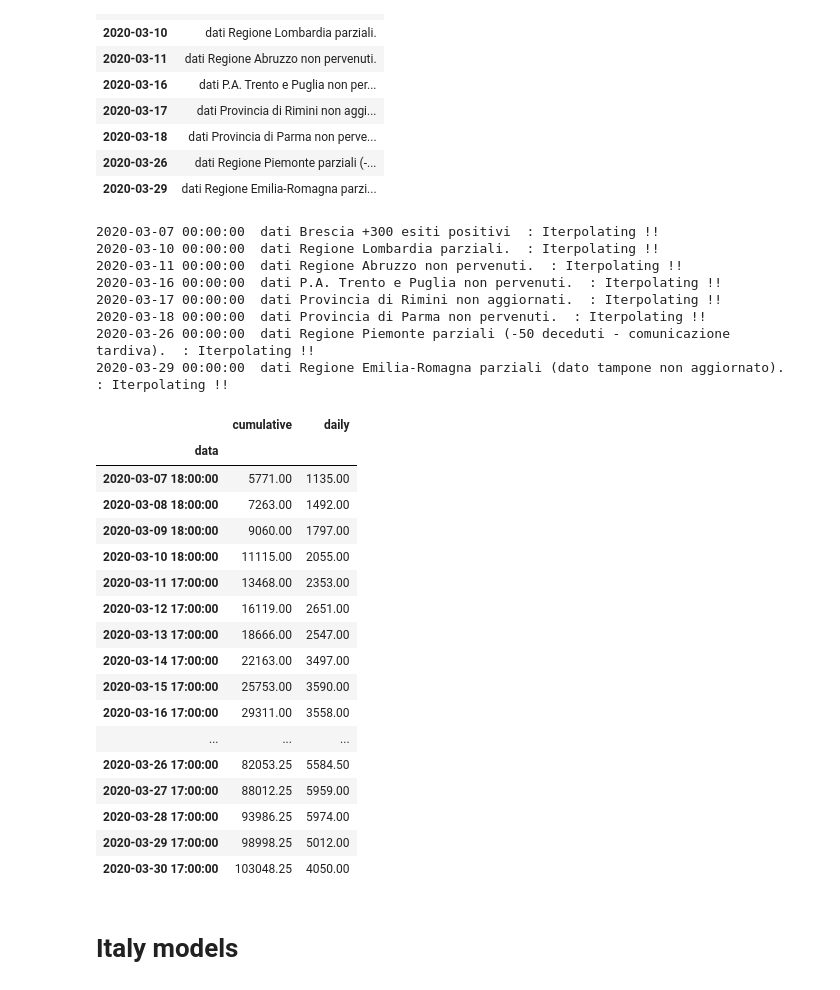
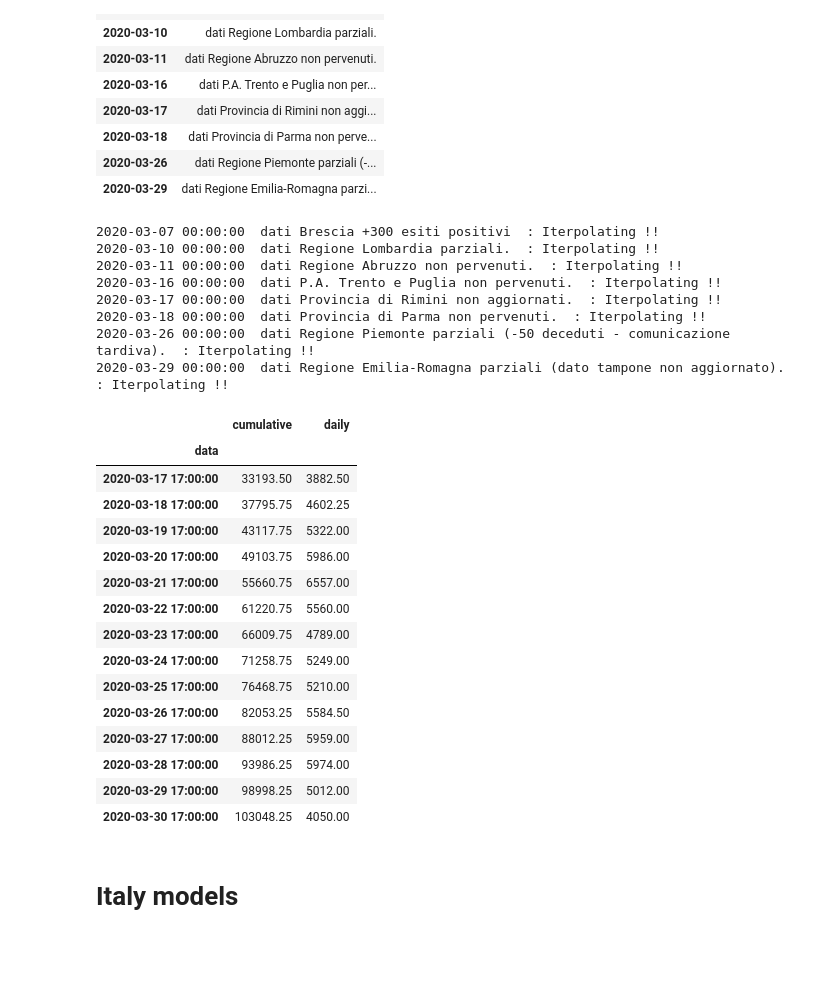
Before and after one commit to kidpixo/COVID19-dashboard, a Jupyter notebook: Logistic regression COVID-19 - Italy dataset.ipynb, the cells around one changed output. Cells and saved outputs as stored; diff of their text form; code cells hidden in the pictures; blank space fills up the shorter version.

```diff
--- a/Logistic regression COVID-19 - Italy dataset.ipynb
+++ b/Logistic regression COVID-19 - Italy dataset.ipynb
@@ -123,45 +123,43 @@ confirmed.index = conf_df['data'].apply(lambda x : datetime.strptime(x, FMT))
 
 ## delete and interpolate days with warnings because data are not complete
 for x in warnings_df.index:
     print(x,warnings_df.loc[x].values[0],' : Iterpolating !!')
 
     confirmed.loc[x.strftime('%Y-%m-%d')] = np.nan
     confirmed['daily'] = confirmed['daily'].interpolate()
 
 # re calculate the cumulative data with the new daily rate
 first_warn = warnings_df.index[0].strftime('%Y-%m-%d')
 day_before_first_warn = (warnings_df.index[0]-pd.Timedelta('1 days')).strftime('%Y-%m-%d')
 
 confirmed.loc[first_warn:,'cumulative'] = confirmed.loc[first_warn:,'daily'].cumsum()+\
                                             confirmed.loc[day_before_first_warn,'cumulative'].values[0]
 
 
 # recalculate daily
 confirmed['daily'] = confirmed['cumulative'].diff().fillna(0)
 
-confirmed.loc['2020-03-7':]
+confirmed.tail(14)
 # %% [output]
 2020-03-07 00:00:00  dati Brescia +300 esiti positivi  : Iterpolating !!
 2020-03-10 00:00:00  dati Regione Lombardia parziali.  : Iterpolating !!
 2020-03-11 00:00:00  dati Regione Abruzzo non pervenuti.  : Iterpolating !!
 2020-03-16 00:00:00  dati P.A. Trento e Puglia non pervenuti.  : Iterpolating !!
 2020-03-17 00:00:00  dati Provincia di Rimini non aggiornati.  : Iterpolating !!
 2020-03-18 00:00:00  dati Provincia di Parma non pervenuti.  : Iterpolating !!
 2020-03-26 00:00:00  dati Regione Piemonte parziali (-50 deceduti - comunicazione tardiva).  : Iterpolating !!
 2020-03-29 00:00:00  dati Regione Emilia-Romagna parziali (dato tampone non aggiornato).  : Iterpolating !!
 |  | cumulative | daily |
 | data |  |  |
-| 2020-03-07 18:00:00 | 5771.00 | 1135.00 |
-| 2020-03-08 18:00:00 | 7263.00 | 1492.00 |
-| 2020-03-09 18:00:00 | 9060.00 | 1797.00 |
-| 2020-03-10 18:00:00 | 11115.00 | 2055.00 |
-| 2020-03-11 17:00:00 | 13468.00 | 2353.00 |
-| 2020-03-12 17:00:00 | 16119.00 | 2651.00 |
-| 2020-03-13 17:00:00 | 18666.00 | 2547.00 |
-| 2020-03-14 17:00:00 | 22163.00 | 3497.00 |
-| 2020-03-15 17:00:00 | 25753.00 | 3590.00 |
-| 2020-03-16 17:00:00 | 29311.00 | 3558.00 |
-| ... | ... | ... |
+| 2020-03-17 17:00:00 | 33193.50 | 3882.50 |
+| 2020-03-18 17:00:00 | 37795.75 | 4602.25 |
+| 2020-03-19 17:00:00 | 43117.75 | 5322.00 |
+| 2020-03-20 17:00:00 | 49103.75 | 5986.00 |
+| 2020-03-21 17:00:00 | 55660.75 | 6557.00 |
+| 2020-03-22 17:00:00 | 61220.75 | 5560.00 |
+| 2020-03-23 17:00:00 | 66009.75 | 4789.00 |
+| 2020-03-24 17:00:00 | 71258.75 | 5249.00 |
+| 2020-03-25 17:00:00 | 76468.75 | 5210.00 |
 | 2020-03-26 17:00:00 | 82053.25 | 5584.50 |
 | 2020-03-27 17:00:00 | 88012.25 | 5959.00 |
 | 2020-03-28 17:00:00 | 93986.25 | 5974.00 |
```
Also changed, not shown: parts of 1 cell of this notebook, 1 other file.
